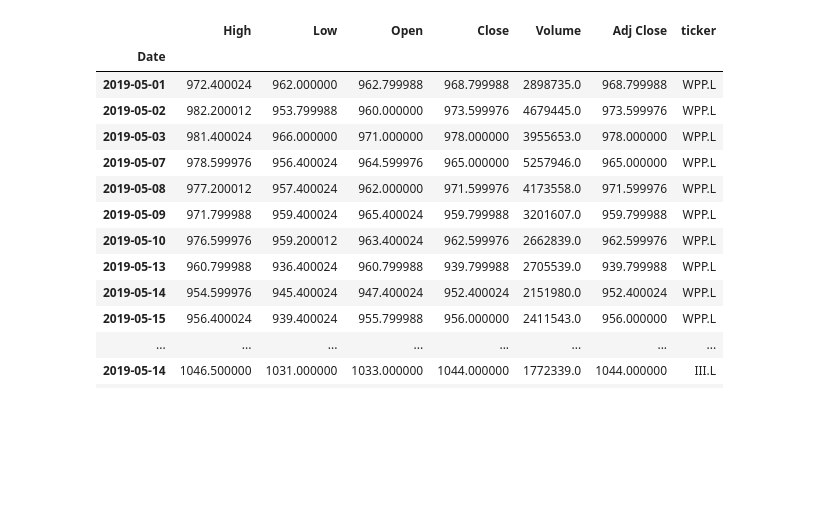
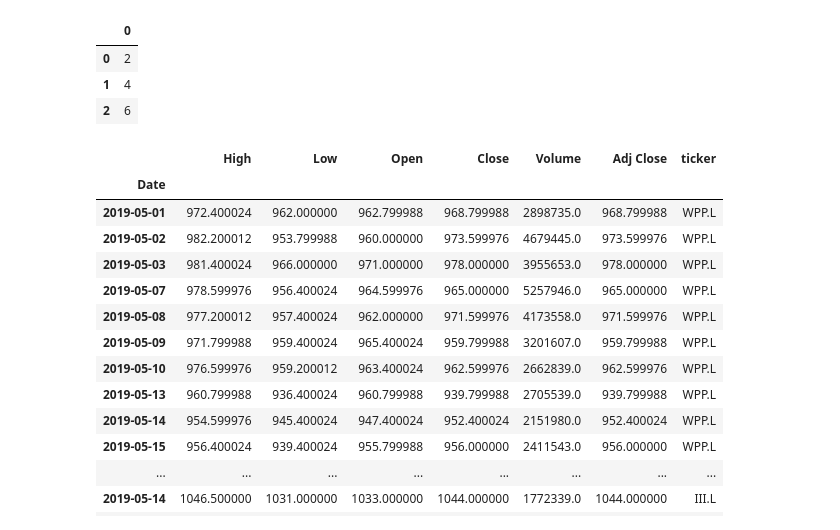
Before and after one commit to ninjananjo/Portfolio-Advisor, a Jupyter notebook: Portfolio Advisor.ipynb, the cells around one changed output. Saved outputs shown, nothing was run; the diff lists cells and outputs as text; code cells hidden in the pictures; blank space fills up the shorter version.

```diff
--- a/Portfolio Advisor.ipynb
+++ b/Portfolio Advisor.ipynb
@@ -61,4 +63,12 @@ def get_yahoo_finance_data(stocks, startdate):
             yahoo_finance_data = pd.concat([temp,yahoo_finance_data])
 
     return(yahoo_finance_data)
+# %%
+test = pd.DataFrame([1,2,3])
+test.mul(2)
+# %% [output]
+|  | 0 |
+| 0 | 2 |
+| 1 | 4 |
+| 2 | 6 |
 # %%
```
Also changed, not shown: parts of 8 cells of this notebook.
